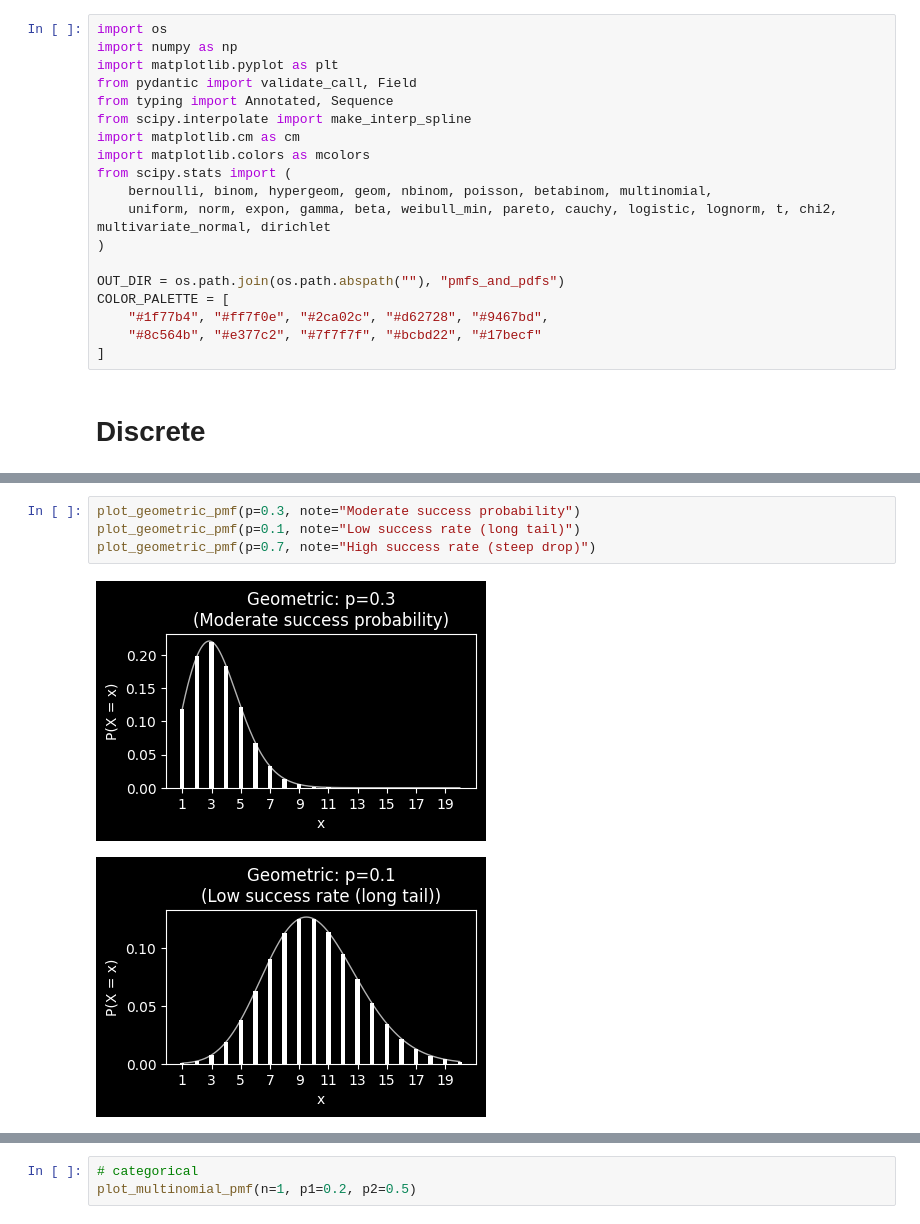
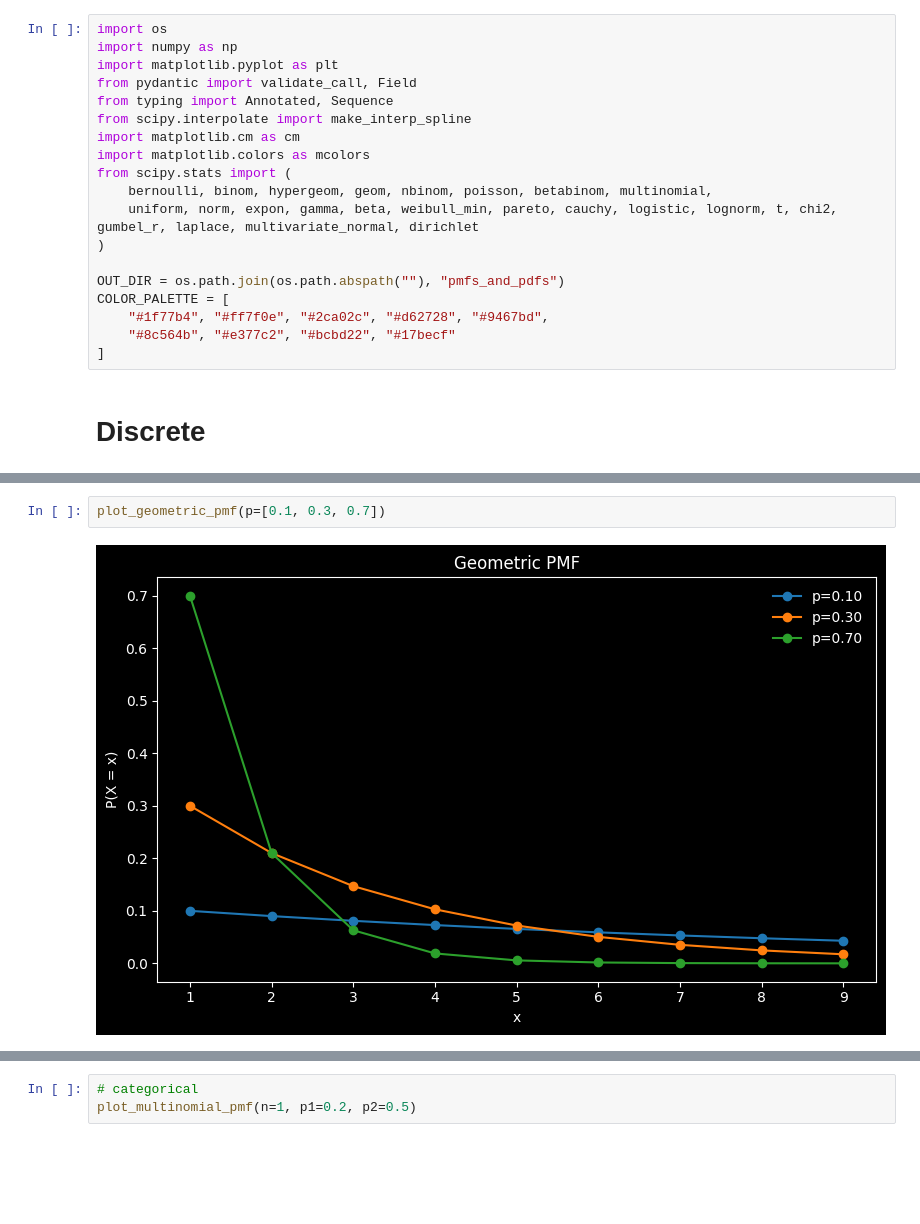
Before and after one commit to josephrich98/probability_distributions, a Jupyter notebook: plot_probability_distributions.ipynb, the cells around one changed output, grey strips where cells are left out. Saved outputs shown, nothing was run; the diff lists cells and outputs as text; blank space fills up the shorter version.

Commit message:
fixed the rest of discrete and continuous to match wiki style, added gumbel and laplace

```diff
--- a/plot_probability_distributions.ipynb
+++ b/plot_probability_distributions.ipynb
@@ -9,13 +9,13 @@ import matplotlib.cm as cm
 import matplotlib.colors as mcolors
 from scipy.stats import (
     bernoulli, binom, hypergeom, geom, nbinom, poisson, betabinom, multinomial,
-    uniform, norm, expon, gamma, beta, weibull_min, pareto, cauchy, logistic, lognorm, t, chi2, multivariate_normal, dirichlet
+    uniform, norm, expon, gamma, beta, weibull_min, pareto, cauchy, logistic, lognorm, t, chi2, gumbel_r, laplace, multivariate_normal, dirichlet
 )
 
 OUT_DIR = os.path.join(os.path.abspath(""), "pmfs_and_pdfs")
 COLOR_PALETTE = [
     "#1f77b4", "#ff7f0e", "#2ca02c", "#d62728", "#9467bd",
-    "#8c564b", "#e377c2", "#7f7f7f", "#bcbd22", "#17becf"
+    "#8c564b", "#e377c2", "#bcbd22", "#17becf"
 ]
 # %% [markdown]
 # Discrete
@@ -449,7 +510,4 @@ plot_hypergeometric_pmf(M=[100, 30, 15], K=[40, 15, 5], n=[10, 20, 10])
 # %%
-plot_geometric_pmf(p=0.3, note="Moderate success probability")
-plot_geometric_pmf(p=0.1, note="Low success rate (long tail)")
-plot_geometric_pmf(p=0.7, note="High success rate (steep drop)")
+plot_geometric_pmf(p=[0.1, 0.3, 0.7])
 # %% [output]
-[figure, old version]
+[figure, new version]
-[figure, removed]
```
Also changed, not shown: parts of 37 cells of this notebook, 1 other file.
